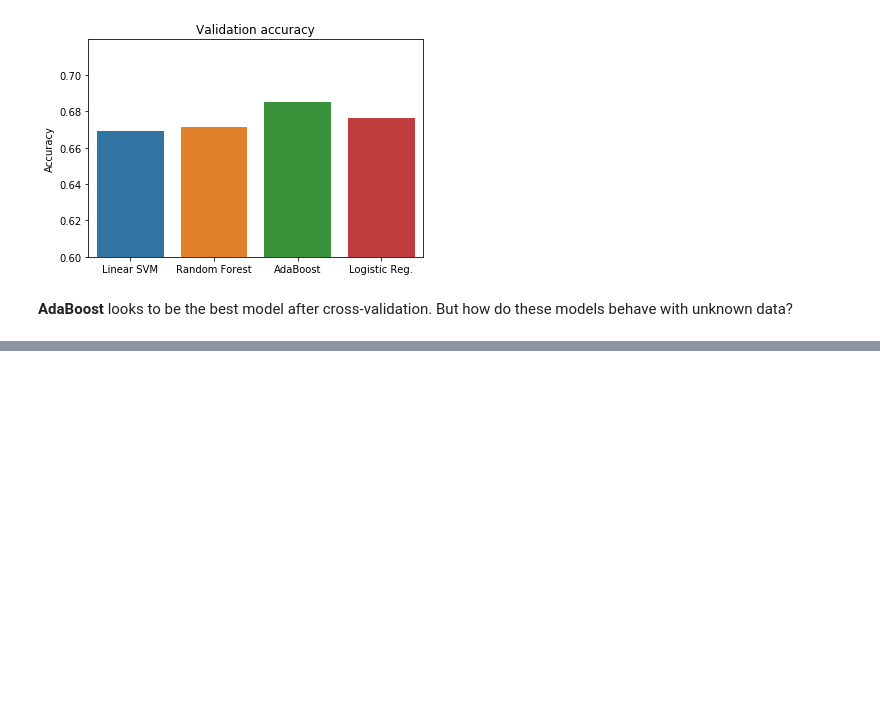
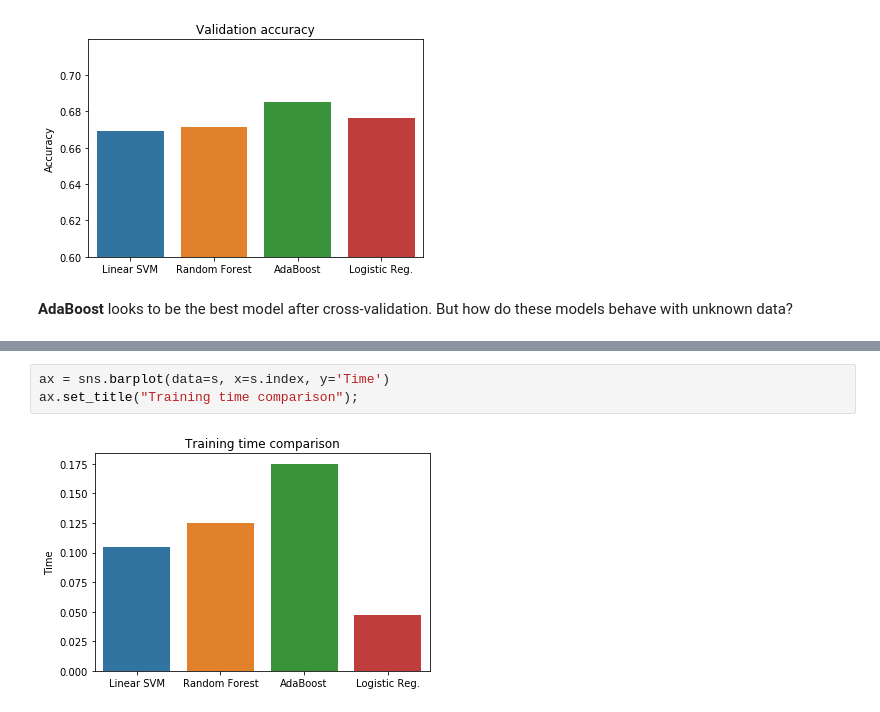
Before and after one commit to Shakk17/SmokerPredictor, a Jupyter notebook: modeling.ipynb, the cells around one changed output, grey strips where cells are left out. Drawn from its saved outputs; the diff is of its cells as text; blank space fills up the shorter version.

Commit message:
Graphs added to modeling

```diff
--- a/modeling.ipynb
+++ b/modeling.ipynb
@@ -218,0 +213,5 @@ s.head()
+# %%
+ax = sns.barplot(data=s, x=s.index, y='Time')
+ax.set_title("Training time comparison");
+# %% [output]
+[figure, added]
```
Also changed, not shown: parts of 8 cells of this notebook.
